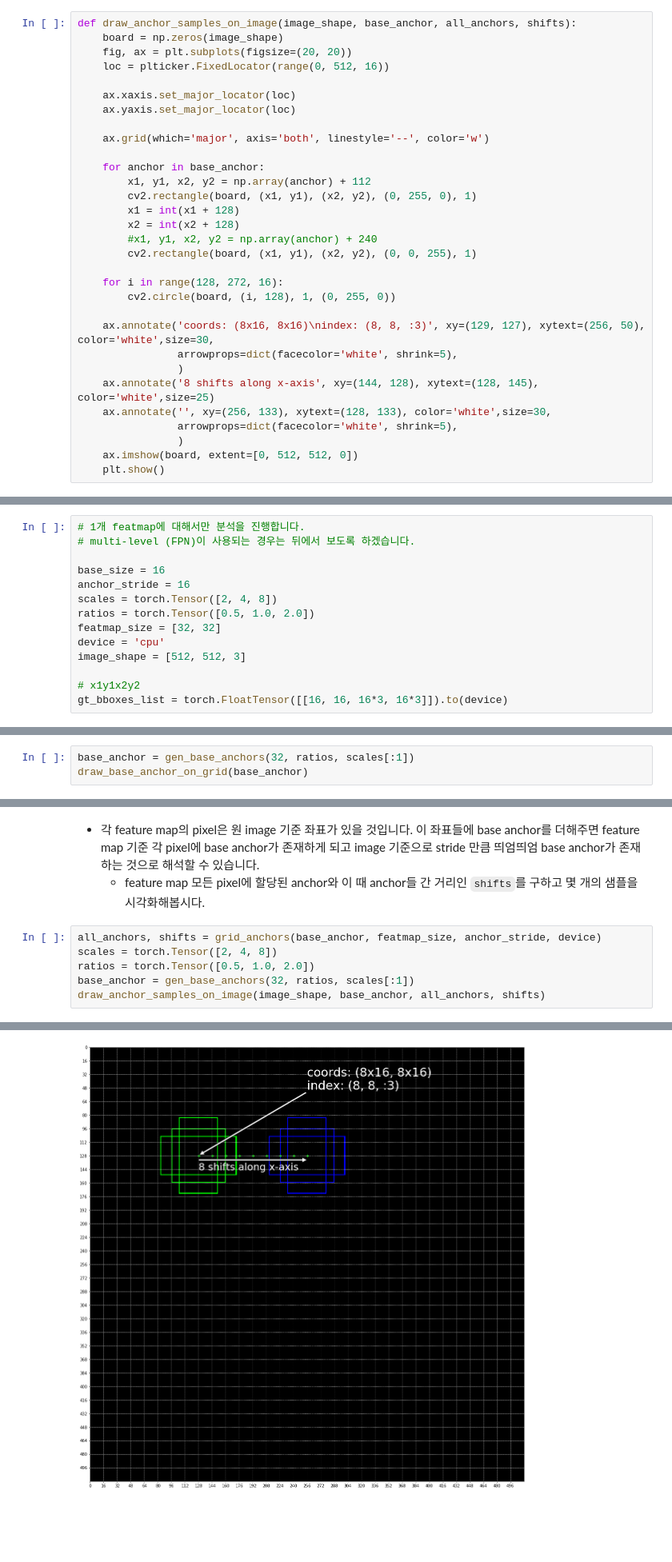
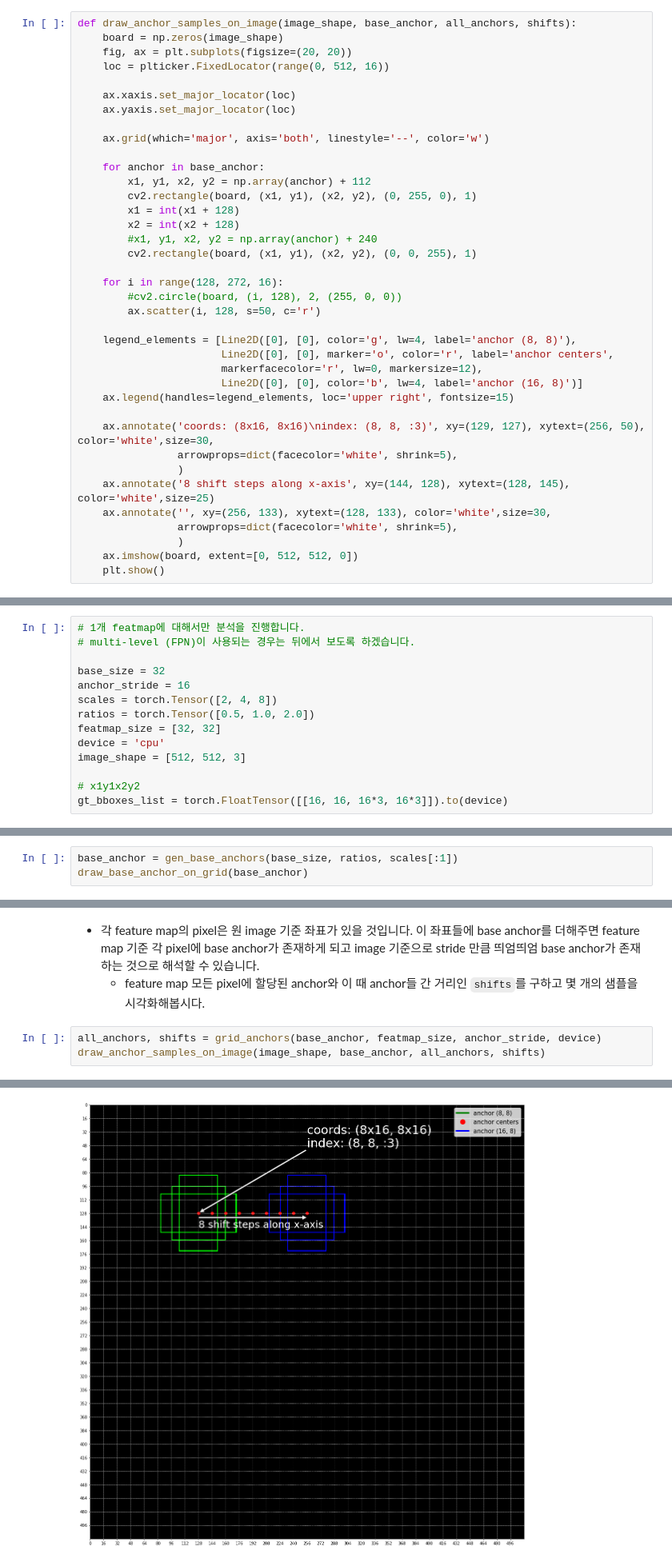
Before and after one commit to whikwon/mpmmdet, a Jupyter notebook: mmdet/anchor/anchor_target (modify).ipynb, the cells around one changed output, grey strips where cells are left out. Shown at 80% size. Cells and saved outputs as stored; diff of their text form; blank space fills up the shorter version.

```diff
--- a/mmdet/anchor/anchor_target (modify).ipynb
+++ b/mmdet/anchor/anchor_target (modify).ipynb
@@ -451,12 +454,19 @@ def draw_anchor_samples_on_image(image_shape, base_anchor, all_anchors, shifts):
         cv2.rectangle(board, (x1, y1), (x2, y2), (0, 0, 255), 1)
 
     for i in range(128, 272, 16):
-        cv2.circle(board, (i, 128), 1, (0, 255, 0))
+        #cv2.circle(board, (i, 128), 2, (255, 0, 0))
+        ax.scatter(i, 128, s=50, c='r')
+
+    legend_elements = [Line2D([0], [0], color='g', lw=4, label='anchor (8, 8)'),
+                       Line2D([0], [0], marker='o', color='r', label='anchor centers',
+                       markerfacecolor='r', lw=0, markersize=12),
+                       Line2D([0], [0], color='b', lw=4, label='anchor (16, 8)')]
+    ax.legend(handles=legend_elements, loc='upper right', fontsize=15)
 
     ax.annotate('coords: (8x16, 8x16)\nindex: (8, 8, :3)', xy=(129, 127), xytext=(256, 50), color='white',size=30,
                 arrowprops=dict(facecolor='white', shrink=5),
                 )
-    ax.annotate('8 shifts along x-axis', xy=(144, 128), xytext=(128, 145), color='white',size=25)
+    ax.annotate('8 shift steps along x-axis', xy=(144, 128), xytext=(128, 145), color='white',size=25)
     ax.annotate('', xy=(256, 133), xytext=(128, 133), color='white',size=30,
                 arrowprops=dict(facecolor='white', shrink=5),
                 )
@@ -498,7 +508,7 @@ def draw_anchor_samples_on_image(image_shape, base_anchor, all_anchors, shifts):
 # 1개 featmap에 대해서만 분석을 진행합니다.
 # multi-level (FPN)이 사용되는 경우는 뒤에서 보도록 하겠습니다.
 
-base_size = 16
+base_size = 32
 anchor_stride = 16
 scales = torch.Tensor([2, 4, 8])
 ratios = torch.Tensor([0.5, 1.0, 2.0])
@@ -512,7 +522,7 @@ gt_bboxes_list = torch.FloatTensor([[16, 16, 16*3, 16*3]]).to(device)
 ### Base Anchor
 - base anchor를 원점이 중심인 좌표계에 그려봅니다. 이 base anchor는 scale \* ratio의 개수만큼 생성되며 feature map 각 pixel의 해당 위치에 존재하게 됩니다.
 # %%
-base_anchor = gen_base_anchors(32, ratios, scales[:1])
+base_anchor = gen_base_anchors(base_size, ratios, scales[:1])
 draw_base_anchor_on_grid(base_anchor)
 # %% [output]
 Clipping input data to the valid range for imshow with RGB data ([0..1] for floats or [0..255] for integers).
@@ -522,13 +532,10 @@ Clipping input data to the valid range for imshow with RGB data ([0..1] for floa
     - feature map 모든 pixel에 할당된 anchor와 이 때 anchor들 간 거리인 `shifts`를 구하고 몇 개의 샘플을 시각화해봅시다.
 # %%
 all_anchors, shifts = grid_anchors(base_anchor, featmap_size, anchor_stride, device)
-scales = torch.Tensor([2, 4, 8])
-ratios = torch.Tensor([0.5, 1.0, 2.0])
-base_anchor = gen_base_anchors(32, ratios, scales[:1])
 draw_anchor_samples_on_image(image_shape, base_anchor, all_anchors, shifts)
 # %% [output]
 Clipping input data to the valid range for imshow with RGB data ([0..1] for floats or [0..255] for integers).
-[figure, old version]
+[figure, new version]
 # %% [markdown]
 - `get_anchors`라는 함수를 통해 전체 anchor와 각각에 대한 valid 여부를 나타내는 flag를 얻었습니다.
 # %%
```
Also changed, not shown: parts of 7 cells of this notebook.
